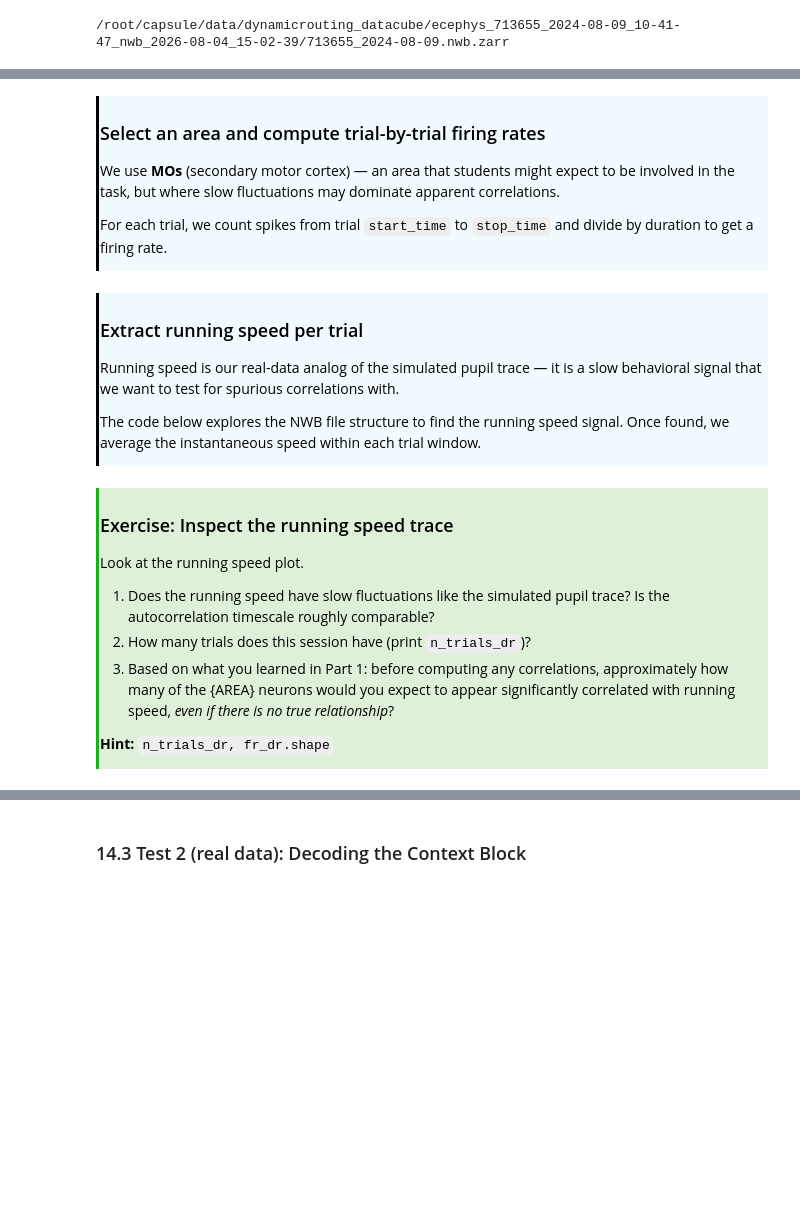
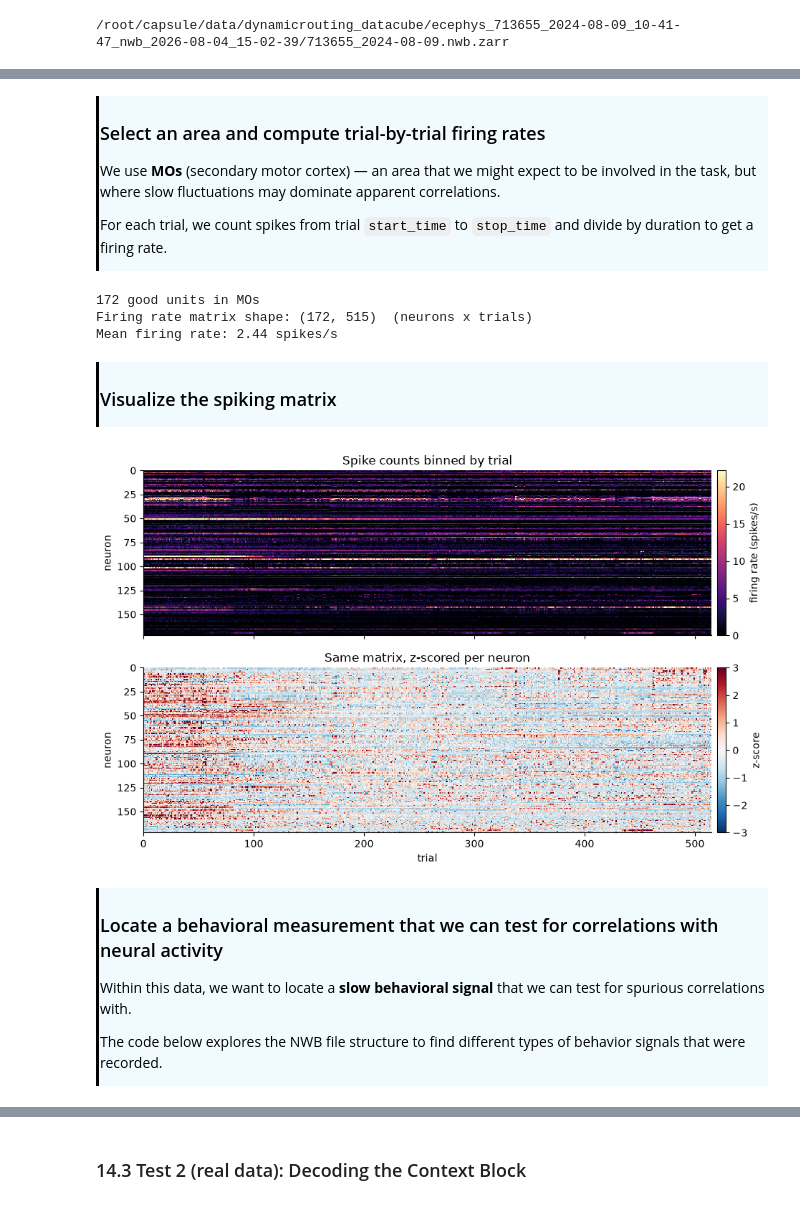
Before and after one commit to AllenSWDB/SWDB_2026_Good_Analysis, a Jupyter notebook: code/Workshop2-extended.ipynb, the cells around one changed output, grey strips where cells are left out. Saved outputs shown, nothing was run; the diff lists cells and outputs as text; code cells hidden in the pictures; blank space fills up the shorter version.

Commit message:
worked through part 1 of workshop 2 extended

```diff
--- a/code/Workshop2-extended.ipynb
+++ b/code/Workshop2-extended.ipynb
@@ -190,7 +225,7 @@ for col in trials.columns:
 
 ### Select an area and compute trial-by-trial firing rates
 
-We use **MOs** (secondary motor cortex) — an area that students might expect
+We use **MOs** (secondary motor cortex) — an area that we might expect
 to be involved in the task, but where slow fluctuations may dominate apparent
 correlations.
 
@@ -221,17 +256,45 @@ for nn, (_, row) in enumerate(area_units.iterrows()):
 frz_dr = ((fr_dr - fr_dr.mean(axis=1, keepdims=True))
           / (fr_dr.std(axis=1, keepdims=True) + 1e-9))
 
-print(f'Firing rate matrix shape: {fr_dr.shape}  (neurons × trials)')
+print(f'Firing rate matrix shape: {fr_dr.shape}  (neurons x trials)')
 print(f'Mean firing rate: {fr_dr.mean():.2f} spikes/s')
+# %% [output]
+172 good units in MOs
+Firing rate matrix shape: (172, 515)  (neurons x trials)
+Mean firing rate: 2.44 spikes/s
+# %% [markdown]
+<div style="border-left: 3px solid #000; padding: 1px; padding-left: 10px; background: #F0FAFF;  max-width: 90%; overflow-x: auto; color: #000000;">
+
+### Visualize the spiking matrix
+
+
+</div>
+# %%
+# import the show_matrix helper function
+from workshop2_utils import show_matrix
+
+# setup the plotting area
+fig, axes = plt.subplots(2, 1, figsize=(9.5, 6), sharex=True)
+
+# plot the raw firing rate matrix on the first subplot
+show_matrix(axes[0], fr_dr, 'magma', 0, np.percentile(fr_dr, 99.5),
+            'Spike counts binned by trial', 'firing rate (spikes/s)')
+
+# plot the z-scored firing rate matrix on the second subplot
+show_matrix(axes[1], frz_dr, 'RdBu_r', -3, 3,
+            'Same matrix, z-scored per neuron', 'z-score')
+axes[1].set_xlabel('trial')
+plt.tight_layout()
+plt.show()
+# %% [output]
+[figure, added]
 # %% [markdown]
 <div style="border-left: 3px solid #000; padding: 1px; padding-left: 10px; background: #F0FAFF;  max-width: 90%; overflow-x: auto; color: #000000;">
 
-### Extract running speed per trial
+### Locate a behavioral measurement that we can test for correlations with neural activity
 
-Running speed is our real-data analog of the simulated pupil trace — it is a
-slow behavioral signal that we want to test for spurious correlations with.
+Within this data, we want to locate a **slow behavioral signal** that we can test for spurious correlations with.
 
-The code below explores the NWB file structure to find the running speed signal.
-Once found, we average the instantaneous speed within each trial window.
+The code below explores the NWB file structure to find different types of behavior signals that were recorded.
 
 </div>
@@ -310,18 +300,0 @@ plt.show()
-# %% [markdown]
-<div style="border-left: 3px solid #07bc0a; padding: 1px; padding-left: 10px; background: #DFF0D8;  max-width: 90%; overflow-x: auto; color: #000000;">
-
-### Exercise: Inspect the running speed trace
-
-Look at the running speed plot.
-
-1. Does the running speed have slow fluctuations like the simulated pupil trace?
-   Is the autocorrelation timescale roughly comparable?
-2. How many trials does this session have (print `n_trials_dr`)?
-3. Based on what you learned in Part 1: before computing any correlations,
-   approximately how many of the {AREA} neurons would you expect to appear
-   significantly correlated with running speed, *even if there is no true
-   relationship*?
-
-**Hint:** `n_trials_dr, fr_dr.shape`
-
-</div>
```
Also changed, not shown: parts of 26 cells of this notebook, 2 other files.
